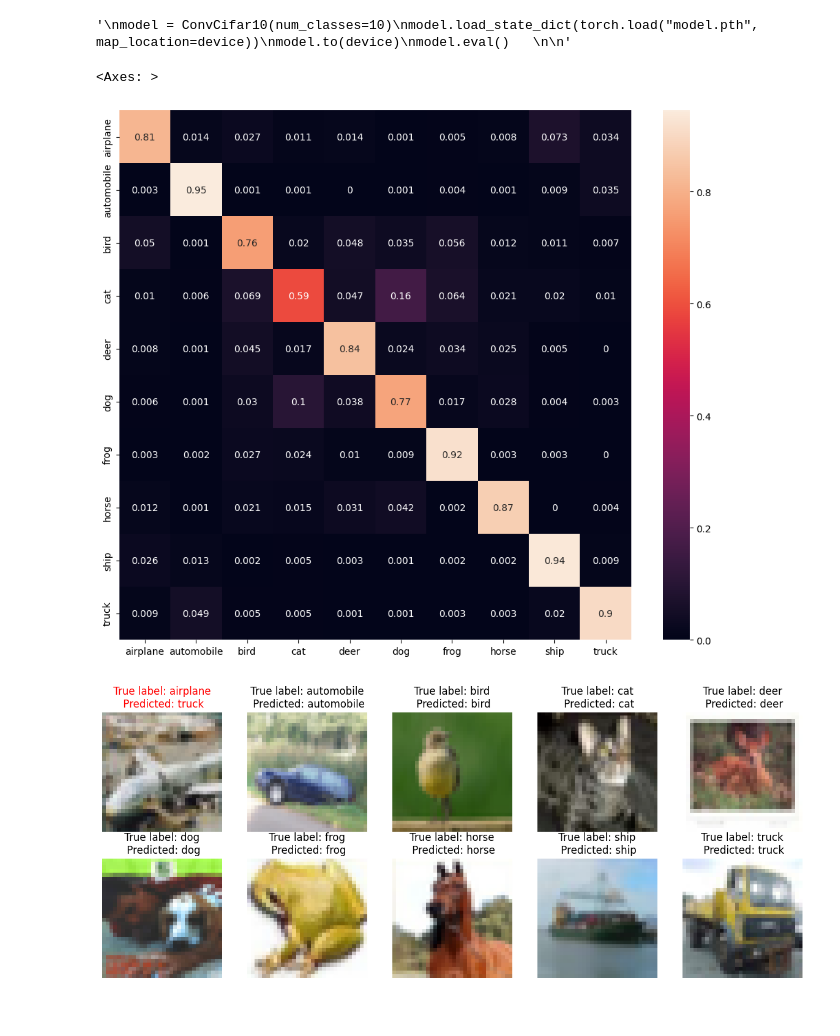
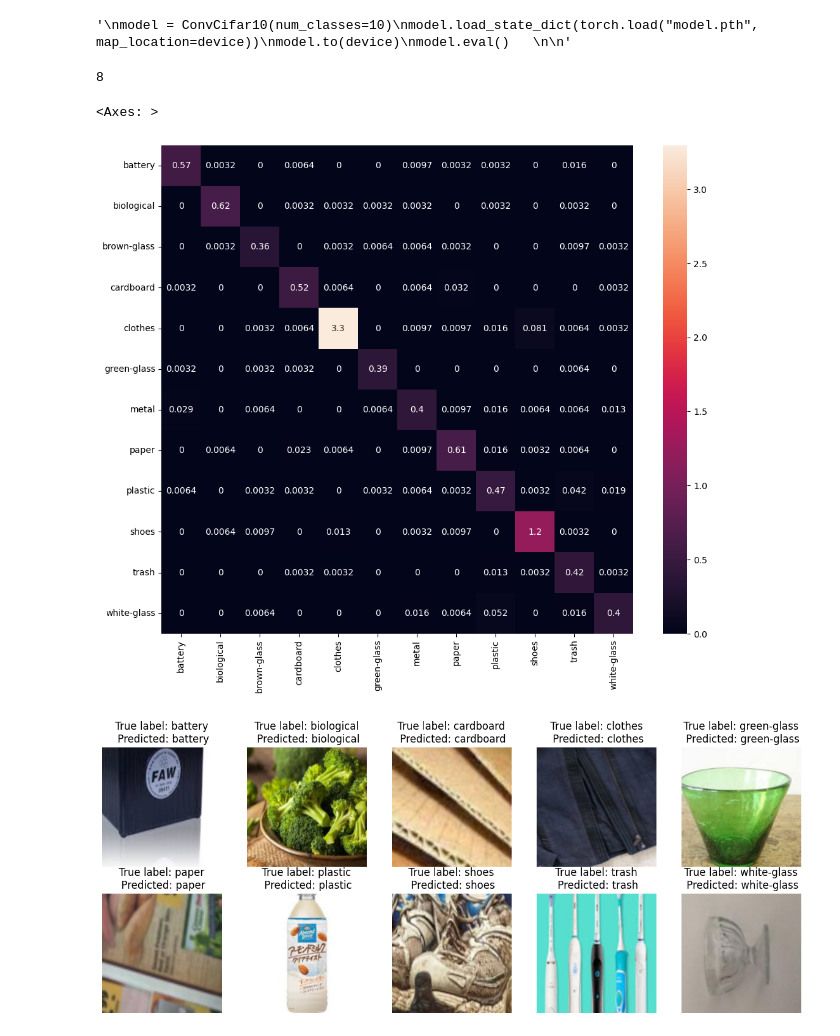
Before and after one commit to Alexej-Larionov/deep-learning-course-practice-2025, a Jupyter notebook: laboratory_work_3/LarionovAI/GarbageClassification.ipynb, the cells around one changed output. Drawn from its saved outputs; the diff is of its cells as text; code cells hidden in the pictures.

```diff
--- a/laboratory_work_3/LarionovAI/GarbageClassification.ipynb
+++ b/laboratory_work_3/LarionovAI/GarbageClassification.ipynb
@@ -467,6 +503,11 @@ model.eval()
 '''
 # %% [output]
 '\nmodel = ConvCifar10(num_classes=10)\nmodel.load_state_dict(torch.load("model.pth", map_location=device))\nmodel.to(device)\nmodel.eval()   \n\n'
+# %%
+print(len(models))
+model = models[3][1]
+# %% [output]
+8
 # %%
 from sklearn.metrics import confusion_matrix
 import pandas as pd
@@ -474,10 +515,7 @@ import seaborn as sn
 import matplotlib.pyplot as plt
 import numpy as np
 
-class_names = [
-    "airplane", "automobile", "bird", "cat", "deer",
-    "dog", "frog", "horse", "ship", "truck"
-]
+class_names = base_dataset.classes
 
 y_pred = []
 y_true = []
@@ -499,7 +537,7 @@ plt.figure(figsize = (12,10))
 sn.heatmap(df_cm, annot=True)
 # %% [output]
 <Axes: >
-[figure, old version]
+[figure, new version]
 # %%
 model.to('cpu')
 model.eval()
@@ -518,36 +556,35 @@ def show_one_per_class(testloader, class_names=None):
         if len(found) == 10:
             break
 
     plt.figure(figsize=(12, 5))
     for idx, (lab, img) in enumerate(sorted(found.items())):
         plt.subplot(2, 5, idx+1)
         pred=model(img.unsqueeze(0)).argmax(dim=1)
         img = (img * torch.tensor(std).view(3,1,1) + torch.tensor(mean).view(3,1,1)).clamp(0,1)
         plt.imshow(img.permute(1, 2, 0))
         if class_names:
             title =f" True label: {class_names[lab]} \n Predicted: {class_names[pred]}"
             if class_names[lab] == class_names[pred]:
                 plt.title(title)
             else:
                 plt.title(title, color = "red")
 
 
         else:
             plt.title(f"class {lab}")
         plt.axis("off")
 
     plt.tight_layout()
     plt.show()
 
 
 #testset.transform = T.ToTensor()
-testloader = DataLoader(testset, batch_size=512, shuffle = True)
+#testloader = DataLoader(testset, batch_size=512, shuffle = True)
+testset  = Subset(test_dataset_full,  test_idx)
+testloader = DataLoader(testset, batch_size=512)
 
-class_names = [
-    "airplane", "automobile", "bird", "cat", "deer",
-    "dog", "frog", "horse", "ship", "truck"
-]
+class_names = base_dataset.classes
 
 show_one_per_class(testloader, class_names)
 # %% [output]
-[figure, old version]
+[figure, new version]
```
Also changed, not shown: parts of 3 cells of this notebook, 1 other file.
